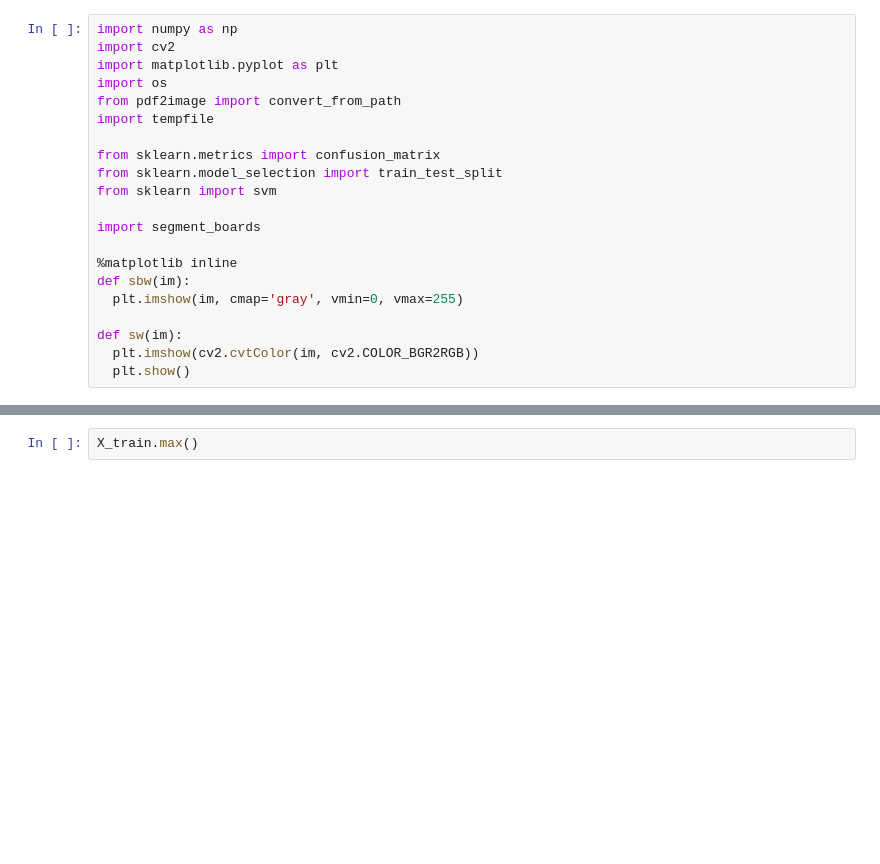
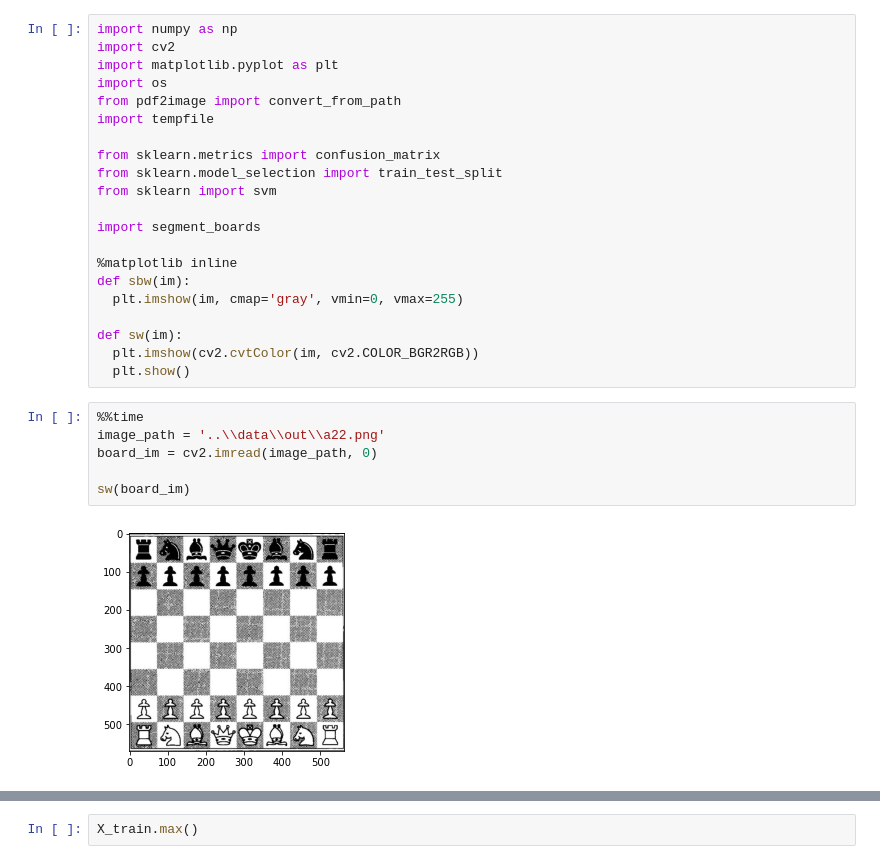
Before and after one commit to jamarshon/chesspdftofen, a Jupyter notebook: chesspdftofen/mynotebook.ipynb, the cells around one changed output, grey strips where cells are left out. Cells and saved outputs as stored; diff of their text form; blank space fills up the shorter version.

```diff
--- a/chesspdftofen/mynotebook.ipynb
+++ b/chesspdftofen/mynotebook.ipynb
@@ -19,3 +19,11 @@ def sbw(im):
 def sw(im):
   plt.imshow(cv2.cvtColor(im, cv2.COLOR_BGR2RGB))
   plt.show()
+# %%
+%%time
+image_path = '..\\data\\out\\a22.png'
+board_im = cv2.imread(image_path, 0)
+
+sw(board_im)
+# %% [output]
+[figure, added]
```
Also changed, not shown: parts of 39 cells of this notebook, 17 other files.
